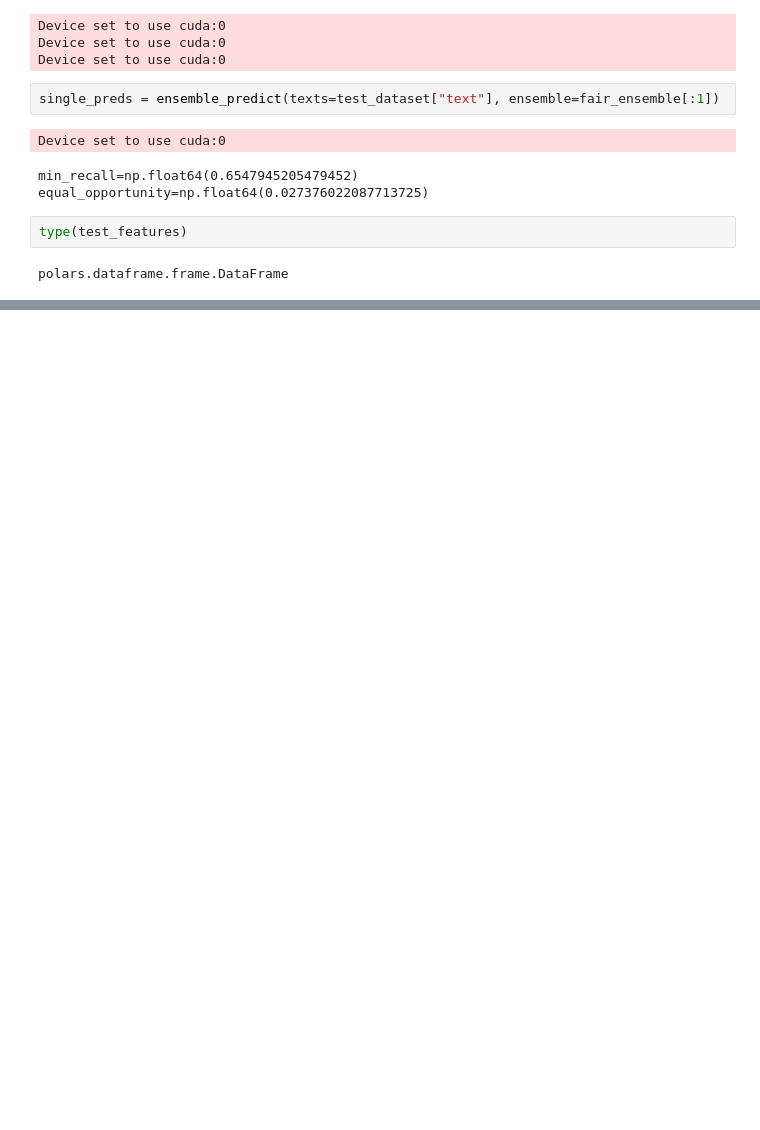
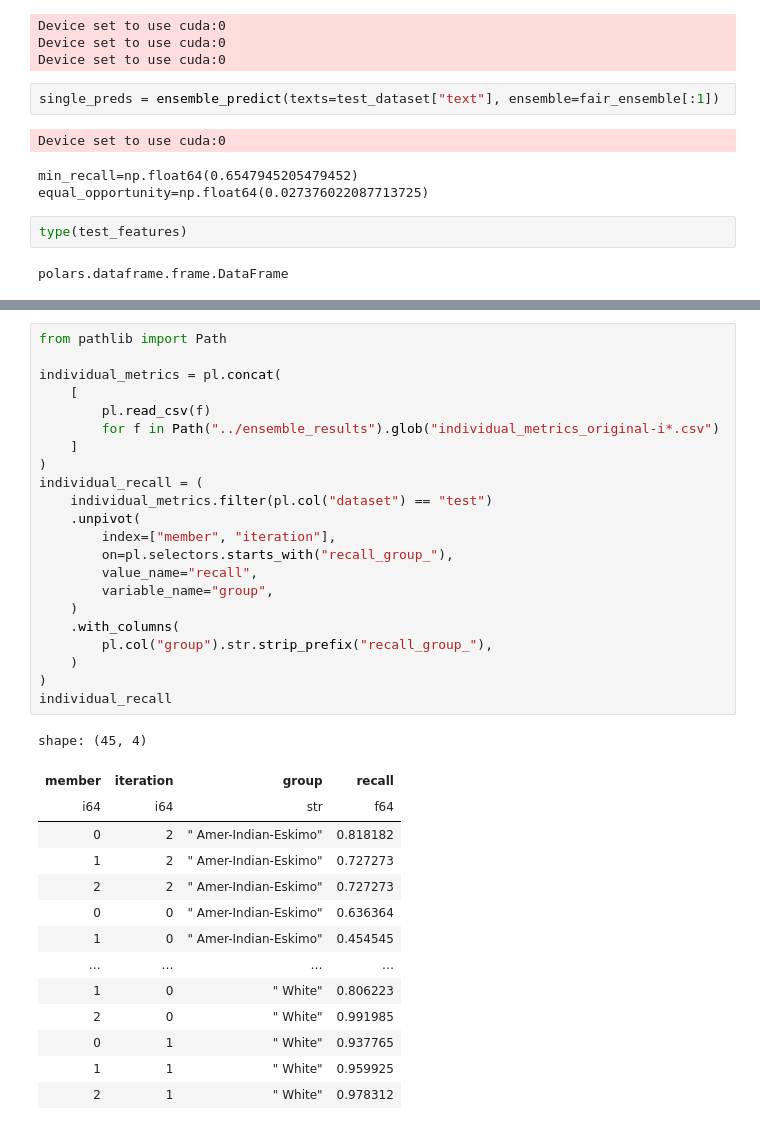
Before and after one commit to jhrystrom/oxonfair, a Jupyter notebook: examples/ensemble_playground.ipynb, the cells around one changed output, grey strips where cells are left out. Drawn from its saved outputs; the diff is of its cells as text; blank space fills up the shorter version.

```diff
--- a/examples/ensemble_playground.ipynb
+++ b/examples/ensemble_playground.ipynb
@@ -476,0 +529,37 @@ polars.dataframe.frame.DataFrame
+# %%
+from pathlib import Path
+
+individual_metrics = pl.concat(
+    [
+        pl.read_csv(f)
+        for f in Path("../ensemble_results").glob("individual_metrics_original-i*.csv")
+    ]
+)
+individual_recall = (
+    individual_metrics.filter(pl.col("dataset") == "test")
+    .unpivot(
+        index=["member", "iteration"],
+        on=pl.selectors.starts_with("recall_group_"),
+        value_name="recall",
+        variable_name="group",
+    )
+    .with_columns(
+        pl.col("group").str.strip_prefix("recall_group_"),
+    )
+)
+individual_recall
+# %% [output]
+shape: (45, 4)
+| member | iteration | group | recall |
+| i64 | i64 | str | f64 |
+| 0 | 2 | " Amer-Indian-Eskimo" | 0.818182 |
+| 1 | 2 | " Amer-Indian-Eskimo" | 0.727273 |
+| 2 | 2 | " Amer-Indian-Eskimo" | 0.727273 |
+| 0 | 0 | " Amer-Indian-Eskimo" | 0.636364 |
+| 1 | 0 | " Amer-Indian-Eskimo" | 0.454545 |
+| … | … | … | … |
+| 1 | 0 | " White" | 0.806223 |
+| 2 | 0 | " White" | 0.991985 |
+| 0 | 1 | " White" | 0.937765 |
+| 1 | 1 | " White" | 0.959925 |
+| 2 | 1 | " White" | 0.978312 |
```
Also changed, not shown: parts of 5 cells of this notebook, 3 other files.
